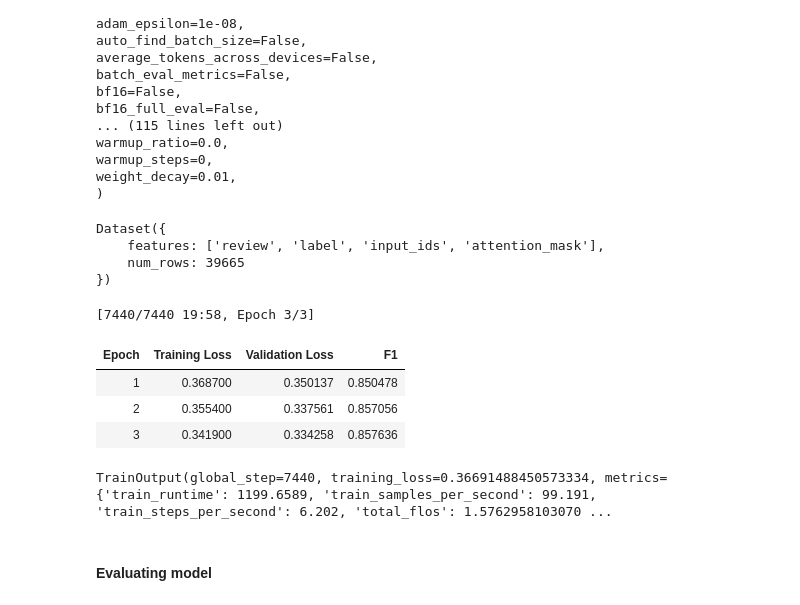
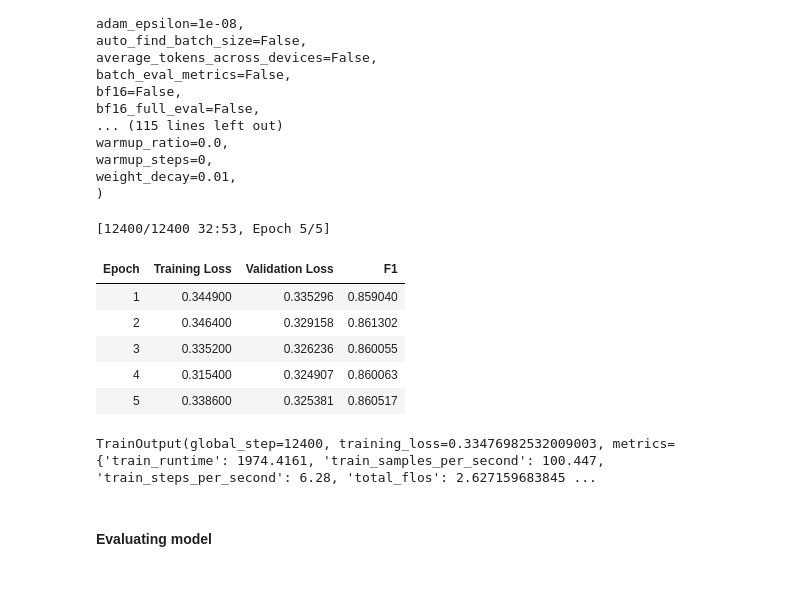
Before and after one commit to olizekor/movie-review-sentiment-analysis, a Jupyter notebook: notebooks/exploration.ipynb, the cells around one changed output. Cells and saved outputs as stored; diff of their text form; code cells hidden in the pictures.

```diff
--- a/notebooks/exploration.ipynb
+++ b/notebooks/exploration.ipynb
@@ -270,7 +325,8 @@ vectorizer = TfidfVectorizer(#tokenizer = preprocess_text,
                              #lowercase = False,
                              min_df = 10,
                              ngram_range=(1,3),
-                             max_features = 50000)
+                             max_features = 50000,
+                             stop_words = "english")
 
 # Fit the vectorizer and tranform the reviews into a TF-IDF representation
 train_vectors = vectorizer.fit_transform(review_train)
@@ -443,10 +852,11 @@ NVIDIA GeForce RTX 3050 Ti Laptop GPU
 #### Dataset prep
 # %%
 # creating the dataset
-dataset = Dataset.from_pandas(df, preserve_index=False)
-dataset = dataset.train_test_split(test_size=0.2, seed=42)
-dataset = dataset.rename_columns({
+ds = HFDataset.from_pandas(df, preserve_index=False)
+ds = ds.train_test_split(test_size=0.2, seed=42)
+ds = ds.rename_columns({
     "clean_review":"review"
 })
-print(dataset["train"][0])
+
+ds
 # %% [output]
@@ -467,6 +902,8 @@ def tokenizer512(examples):
 # %%
 # Apply the tokenizer to the dataset
-dataset = dataset.map(tokenizer512, batched=True)
+tokenized_dataset = ds.map(
+                      tokenizer512,
+                      batched = True)
 # Inspect tokenized samples
-print(dataset["test"])
+print(tokenized_dataset)
 # %% [output]
@@ -546,10 +963,11 @@ training_args = TrainingArguments(
     output_dir="./results",           # Directory for saving model checkpoints
     eval_strategy="epoch",     # Evaluate at the end of each epoch
     save_strategy= "epoch",    # Saving strategy to match eval_strategy
-    learning_rate=5e-5,              # Start with a small learning rate
+    lr_scheduler_type="cosine",
+    learning_rate=2e-5,              # Start with a small learning rate
     per_device_train_batch_size=16,  # Batch size per GPU
     per_device_eval_batch_size=16,
-    num_train_epochs=3,              # Number of epochs
+    num_train_epochs=5,              # Number of epochs
     weight_decay=0.01,               # Regularization
     save_total_limit=2,              # Limit checkpoints to save space
     load_best_model_at_end=True,     # Automatically load the best checkpoint
@@ -589,32 +1007,28 @@ def compute_metrics(eval_pred):
 # %%
 # data collation for dynamic padding
 data_collator = DataCollatorWithPadding(tokenizer=tokenizer)
-# %%
-print(dataset["train"])
-# %% [output]
-Dataset({
-    features: ['review', 'label', 'input_ids', 'attention_mask'],
-    num_rows: 39665
-})
 # %%
 trainer = Trainer(
     model=model,                        # Pre-trained BERT model
     args=training_args,                 # Training arguments
-    train_dataset=dataset["train"],
-    eval_dataset=dataset["test"],
+    train_dataset=tokenized_dataset["train"],
+    eval_dataset=tokenized_dataset["test"],
     tokenizer=tokenizer,
     data_collator=data_collator,        # Efficient batching
-    compute_metrics=compute_metrics     # Custom metric
+    compute_metrics=compute_metrics,     # Custom metric
+    callbacks=[EarlyStoppingCallback(early_stopping_patience=2)]
 )
 
 # Start training
 trainer.train()
 # %% [output]
-[7440/7440 19:58, Epoch 3/3]
+[12400/12400 32:53, Epoch 5/5]
 | Epoch | Training Loss | Validation Loss | F1 |
-| 1 | 0.368700 | 0.350137 | 0.850478 |
-| 2 | 0.355400 | 0.337561 | 0.857056 |
-| 3 | 0.341900 | 0.334258 | 0.857636 |
+| 1 | 0.344900 | 0.335296 | 0.859040 |
+| 2 | 0.346400 | 0.329158 | 0.861302 |
+| 3 | 0.335200 | 0.326236 | 0.860055 |
+| 4 | 0.315400 | 0.324907 | 0.860063 |
+| 5 | 0.338600 | 0.325381 | 0.860517 |
-TrainOutput(global_step=7440, training_loss=0.36691488450573334, metrics={'train_runtime': 1199.6589, 'train_samples_per_second': 99.191, 'train_steps_per_second': 6.202, 'total_flos': 1.5762958103070 ...
+TrainOutput(global_step=12400, training_loss=0.33476982532009003, metrics={'train_runtime': 1974.4161, 'train_samples_per_second': 100.447, 'train_steps_per_second': 6.28, 'total_flos': 2.627159683845 ...
 # %% [markdown]
 #### Evaluating model
```
Also changed, not shown: parts of 50 cells of this notebook.
